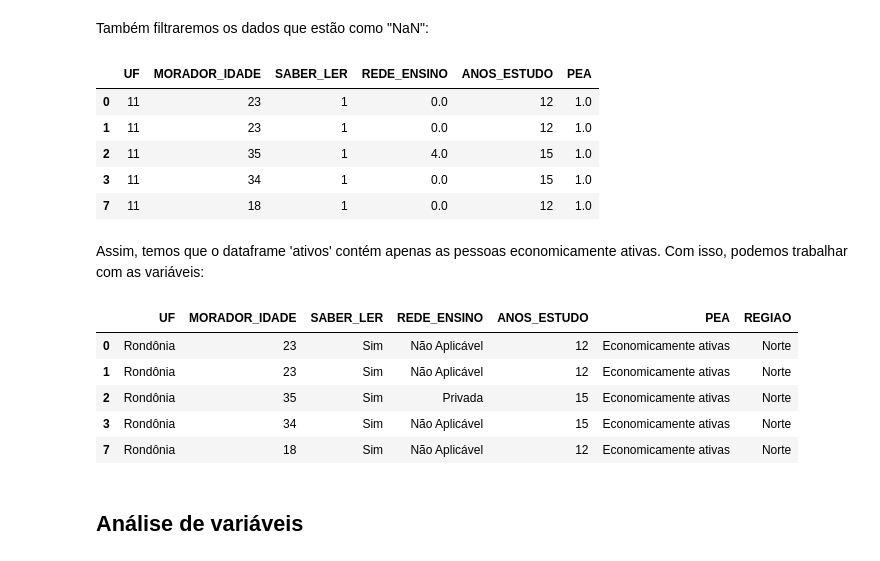
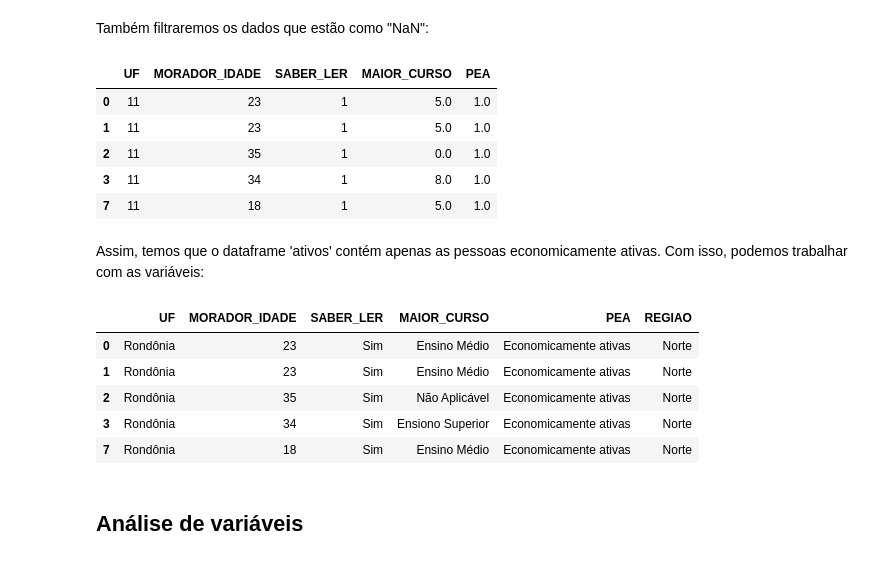
Before and after one commit to FidyBack/projeto_Cdata, a Jupyter notebook: Projeto1 Layout.ipynb, the cells around one changed output. Saved outputs shown, nothing was run; the diff lists cells and outputs as text; code cells hidden in the pictures.

```diff
--- a/Projeto1 Layout.ipynb
+++ b/Projeto1 Layout.ipynb
@@ -37,5 +36,5 @@ As variáveis utilizadas para o cumprimento do nosso objetivo serão:
 - V4713 (Condição de atividade no trabalho principal do período de referência de 365 dias para pessoas de 10 anos ou mais de idade).
 # %%
-data_filtro = data[['UF', "V8005", "V0601", "V6002", "V4803", "V4713"]][data["V8005"] > 10][data["V8005"] < 65]
+data_filtro = data[['UF', "V8005", "V0601", "V6007", "V4713"]][data["V8005"] > 10][data["V8005"] < 65]
 data_filtro.head()
 # %% [output]
@@ -48,6 +47,6 @@ data_filtro.head()
 # %% [markdown]
 Antes de começarmos a programar, vamos redefinir o nome de algumas variáveis:
 # %%
-data_filtro.columns = ['UF', 'MORADOR_IDADE', 'SABER_LER', 'REDE_ENSINO', 'ANOS_ESTUDO', 'PEA']
+data_filtro.columns = ['UF', 'MORADOR_IDADE', 'SABER_LER', 'MAIOR_CURSO', 'PEA']
 data_filtro.head()
 # %% [output]
@@ -90,46 +89,44 @@ Também filtraremos os dados que estão como "NaN":
 ativos = ativos.fillna(0)
 ativos.head()
 # %% [output]
-|  | UF | MORADOR_IDADE | SABER_LER | REDE_ENSINO | ANOS_ESTUDO | PEA |
-| 0 | 11 | 23 | 1 | 0.0 | 12 | 1.0 |
-| 1 | 11 | 23 | 1 | 0.0 | 12 | 1.0 |
-| 2 | 11 | 35 | 1 | 4.0 | 15 | 1.0 |
-| 3 | 11 | 34 | 1 | 0.0 | 15 | 1.0 |
-| 7 | 11 | 18 | 1 | 0.0 | 12 | 1.0 |
+|  | UF | MORADOR_IDADE | SABER_LER | MAIOR_CURSO | PEA |
+| 0 | 11 | 23 | 1 | 5.0 | 1.0 |
+| 1 | 11 | 23 | 1 | 5.0 | 1.0 |
+| 2 | 11 | 35 | 1 | 0.0 | 1.0 |
+| 3 | 11 | 34 | 1 | 8.0 | 1.0 |
+| 7 | 11 | 18 | 1 | 5.0 | 1.0 |
 # %% [markdown]
 Assim, temos que o dataframe 'ativos' contém apenas as pessoas economicamente ativas. Com isso, podemos trabalhar com as variáveis:
 # %%
 # Vamos separar a variável "UF" em regiões, para melhor visualização:
 if 'REGIAO' not in ativos:
     ativos.loc[(ativos.UF>10)&(ativos.UF<20), "REGIAO"] = "Norte"
     ativos.loc[(ativos.UF>20)&(ativos.UF<30), "REGIAO"] = "Nordeste"
     ativos.loc[(ativos.UF>30)&(ativos.UF<37), "REGIAO"] = "Sudeste"
     ativos.loc[(ativos.UF>40)&(ativos.UF<48), "REGIAO"] = "Sul"
     ativos.loc[(ativos.UF>49)&(ativos.UF<56), "REGIAO"] = "Centro-Oeste"
 else:
     pass
 
-ativos.head()
-
 # Definiremos quais variáveis são qualitativas:
 ativos.UF = ativos.UF.astype('category')
 ativos.SABER_LER = ativos.SABER_LER.astype('category')
-ativos.REDE_ENSINO = ativos.REDE_ENSINO.astype('category')
+ativos.MAIOR_CURSO = ativos.MAIOR_CURSO.astype('category')
 ativos.PEA = ativos.PEA.astype('category')
 
 ativos.UF.cat.categories = ("Rondônia", "Acre", "Amazonas", "Roraima", "Pará", "Amapá", "Tocantins", "Maranhão", "Piauí", "Ceará", "Rio Grande do Norte", "Paraíba", "Pernambuco", "Alagoas", "Sergipe", "Bahia", "Minas Gerais", "Espírito Santo", "Rio de Janeiro", "São Paulo", "Paraná", "Santa Catarina", "Rio Grande do Sul", "Mato Grosso do Sul", "Mato Grosso", "Goiás", "Distrito Federal")
 ativos.SABER_LER.cat.categories = ("Sim", "Não")
-ativos.REDE_ENSINO.cat.categories = ("Não Aplicável","Pública", "Privada")
+ativos.MAIOR_CURSO.cat.categories = ("Não Aplicável", "Elementar (primário)", "Médio 1° Ciclo", "Médio 2° Ciclo", "Ensino Fundamental", "Ensino Médio", "Educação Joves e Adultos / Supletivo Ensino Fundamental", "Educação Joves e Adultos / Supletivo Ensino Médio" ,"Ensiono Superior", "Mestrado ou Doutorado", "Alfabetização de Jovens e Adultos", "Creche", "C.A.", "Maternal")
 ativos.PEA.cat.categories = (["Economicamente ativas"])
 
 ativos.head()
 # %% [output]
-|  | UF | MORADOR_IDADE | SABER_LER | REDE_ENSINO | ANOS_ESTUDO | PEA | REGIAO |
-| 0 | Rondônia | 23 | Sim | Não Aplicável | 12 | Economicamente ativas | Norte |
-| 1 | Rondônia | 23 | Sim | Não Aplicável | 12 | Economicamente ativas | Norte |
-| 2 | Rondônia | 35 | Sim | Privada | 15 | Economicamente ativas | Norte |
-| 3 | Rondônia | 34 | Sim | Não Aplicável | 15 | Economicamente ativas | Norte |
-| 7 | Rondônia | 18 | Sim | Não Aplicável | 12 | Economicamente ativas | Norte |
+|  | UF | MORADOR_IDADE | SABER_LER | MAIOR_CURSO | PEA | REGIAO |
+| 0 | Rondônia | 23 | Sim | Ensino Médio | Economicamente ativas | Norte |
+| 1 | Rondônia | 23 | Sim | Ensino Médio | Economicamente ativas | Norte |
+| 2 | Rondônia | 35 | Sim | Não Aplicável | Economicamente ativas | Norte |
+| 3 | Rondônia | 34 | Sim | Ensiono Superior | Economicamente ativas | Norte |
+| 7 | Rondônia | 18 | Sim | Ensino Médio | Economicamente ativas | Norte |
 # %% [markdown]
 ## Análise de variáveis
 # %% [markdown]
```
Also changed, not shown: parts of 26 cells of this notebook.
